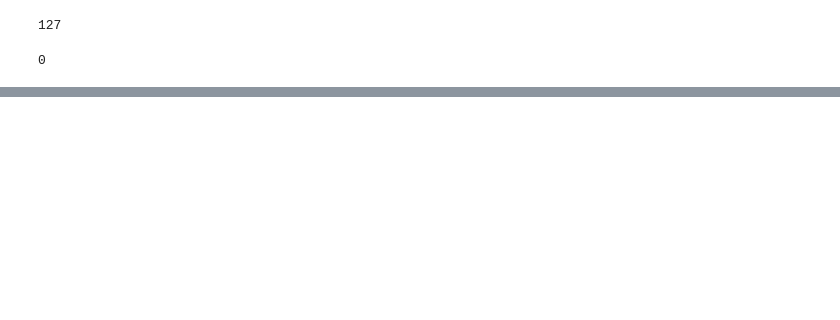
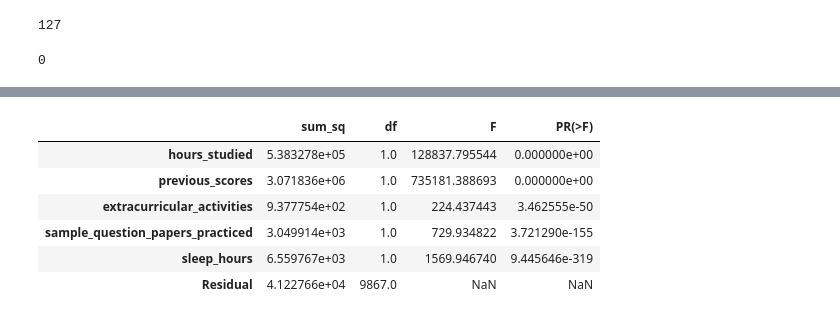
Before and after one commit to Marwan051/final_regression_project, a Jupyter notebook: final.ipynb, the cells around one changed output, grey strips where cells are left out. Saved outputs shown, nothing was run; the diff lists cells and outputs as text; code cells hidden in the pictures; blank space fills up the shorter version.

```diff
--- a/final.ipynb
+++ b/final.ipynb
@@ -209,0 +187,15 @@ The adjusted R2 score is 0.9888110894789268
+# %%
+import statsmodels.api as sm
+from statsmodels.formula.api import ols
+
+model = ols('performance_index ~ hours_studied + previous_scores + extracurricular_activities + sample_question_papers_practiced +sleep_hours', data=df).fit()
+anova_table = sm.stats.anova_lm(model, typ=2)
+anova_table
+# %% [output]
+|  | sum_sq | df | F | PR(>F) |
+| hours_studied | 5.383278e+05 | 1.0 | 128837.795544 | 0.000000e+00 |
+| previous_scores | 3.071836e+06 | 1.0 | 735181.388693 | 0.000000e+00 |
+| extracurricular_activities | 9.377754e+02 | 1.0 | 224.437443 | 3.462555e-50 |
+| sample_question_papers_practiced | 3.049914e+03 | 1.0 | 729.934822 | 3.721290e-155 |
+| sleep_hours | 6.559767e+03 | 1.0 | 1569.946740 | 9.445646e-319 |
+| Residual | 4.122766e+04 | 9867.0 | NaN | NaN |
```
Also changed, not shown: parts of 21 cells of this notebook.
